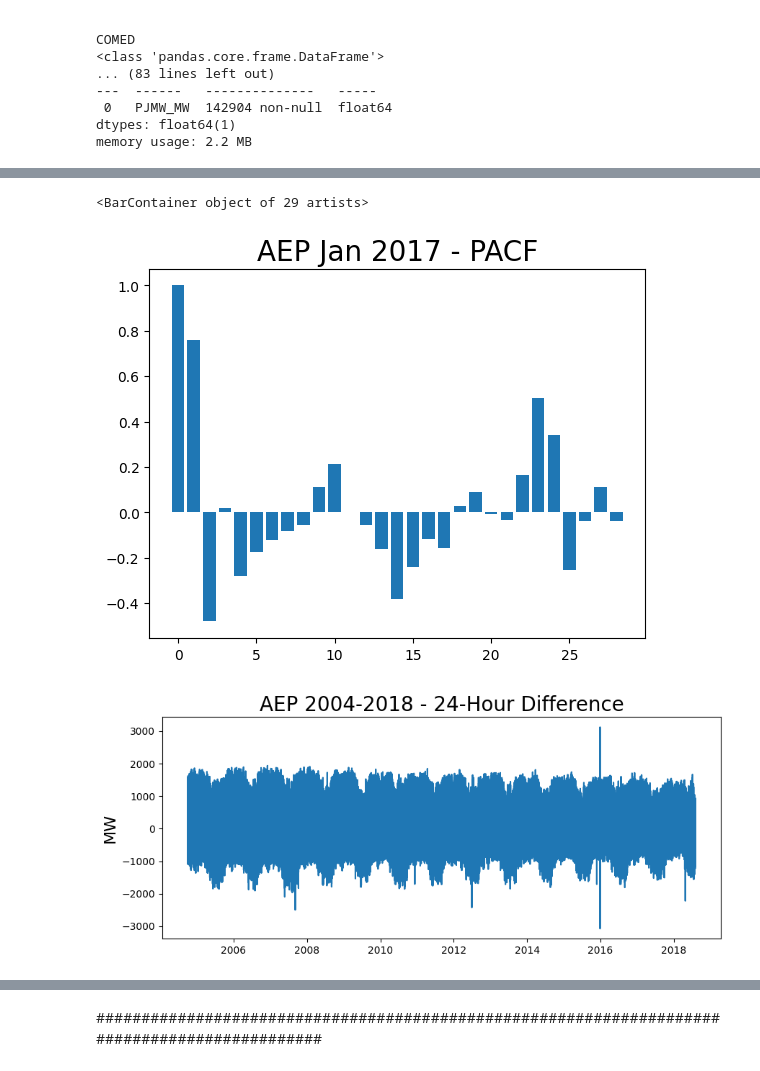
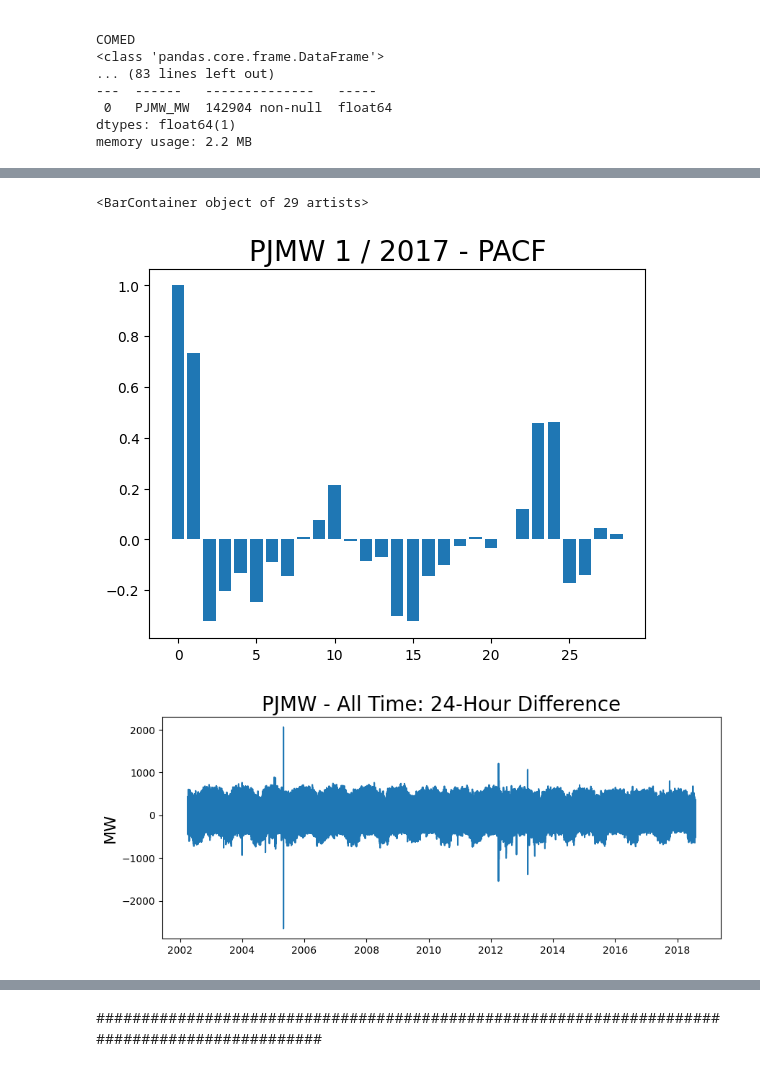
Before and after one commit to PriankaV/Energy-Consumption-Forecasting, a Jupyter notebook: SARIMA.ipynb, the cells around one changed output, grey strips where cells are left out. Saved outputs shown, nothing was run; the diff lists cells and outputs as text; code cells hidden in the pictures.

```diff
--- a/SARIMA.ipynb
+++ b/SARIMA.ipynb
@@ -196,15 +207,15 @@ plt.axhline(mean, color='r', alpha=0.2, linestyle='--')
 # %%
-df_AEP = processed_data["AEP"]
+df = processed_data[utility]
 
 plt.figure(figsize=(10,4))
-plt.plot(df_AEP)
-plt.title('AEP - 2004 to 2018', fontsize=20)
+plt.plot(df)
+plt.title(utility + " - All Time", fontsize=20)
 plt.ylabel('MW', fontsize=16)
-for year in range(start_date.year,end_date.year):
-    plt.axvline(pd.to_datetime(str(year)+'-01-01'), color='k', linestyle='--', alpha=0.2, ymin=5000, ymax=25000)
+for plot_year in range(start_date.year,end_date.year):
+    plt.axvline(pd.to_datetime(str(plot_year)+'-01-01'), color='k', linestyle='--', alpha=0.2, ymin=5000, ymax=25000)
 
 # plot the mean
-mean = df_AEP["AEP_MW"].mean()
+mean = df[utility + "_MW"].mean()
 plt.axhline(mean, color='r', alpha=0.2, linestyle='--')
 # %% [output]
 <matplotlib.lines.Line2D at 0x...>
@@ -212,15 +223,12 @@ plt.axhline(mean, color='r', alpha=0.2, linestyle='--')
 # %%
 # daily difference
 
-daily_diff = df_AEP_2017_jan.diff()[24:]
-
-start_date = datetime(2017, 1, 1)
-end_date = datetime(2017, 1, 31)
+daily_diff = df_month.diff()[24:]
 
 plt.figure(figsize=(10,4))
 plt.plot(daily_diff)
-plt.title('AEP Jan 2017 - 24-Hour Difference', fontsize=20)
+plt.title(utility + ' ' + str(month) + ' / ' + str(year) + ' - 24-Hour Difference', fontsize=20)
 plt.ylabel('MW', fontsize=16)
-for year in range(start_date.year,end_date.year):
-    plt.axvline(pd.to_datetime(str(year)+'-01-01'), color='k', linestyle='--', alpha=0.2)
+for plot_year in range(start_date.year,end_date.year):
+    plt.axvline(pd.to_datetime(str(plot_year)+'-01-01'), color='k', linestyle='--', alpha=0.2)
 # %% [output]
@@ -238,26 +246,23 @@ plt.bar(range(num_lags), acf_vals[:num_lags])
 # %%
-# PACF
+# Partial Auto Correlation Function
 
 pacf_vals = pacf(daily_diff)
 num_lags = 29
-plt.title("AEP Jan 2017 - PACF", fontsize=20)
+plt.title(utility + ' ' + str(month) + ' / ' + str(year) + ' - PACF', fontsize=20)
 plt.bar(range(num_lags), pacf_vals[:num_lags])
 # %% [output]
 <BarContainer object of 29 artists>
-[figure, old version]
+[figure, new version]
 # %%
-# daily difference - all AEP
+# daily difference - all time
 
-daily_diff = df_AEP.diff()[24:]
-
-#start_date = datetime(2017, 1, 2)
-#end_date = datetime(2017, 1, 31)
+daily_diff = df.diff()[24:]
 
 plt.figure(figsize=(10,4))
 plt.plot(daily_diff)
-plt.title('AEP 2004-2018 - 24-Hour Difference', fontsize=20)
+plt.title(utility + " - All Time: 24-Hour Difference", fontsize=20)
 plt.ylabel('MW', fontsize=16)
-for year in range(start_date.year,end_date.year):
-    plt.axvline(pd.to_datetime(str(year)+'-01-01'), color='k', linestyle='--', alpha=0.2)
+for plot_year in range(start_date.year,end_date.year):
+    plt.axvline(pd.to_datetime(str(plot_year)+'-01-01'), color='k', linestyle='--', alpha=0.2)
 # %% [output]
-[figure, old version]
+[figure, new version]
```
Also changed, not shown: parts of 25 cells of this notebook.
